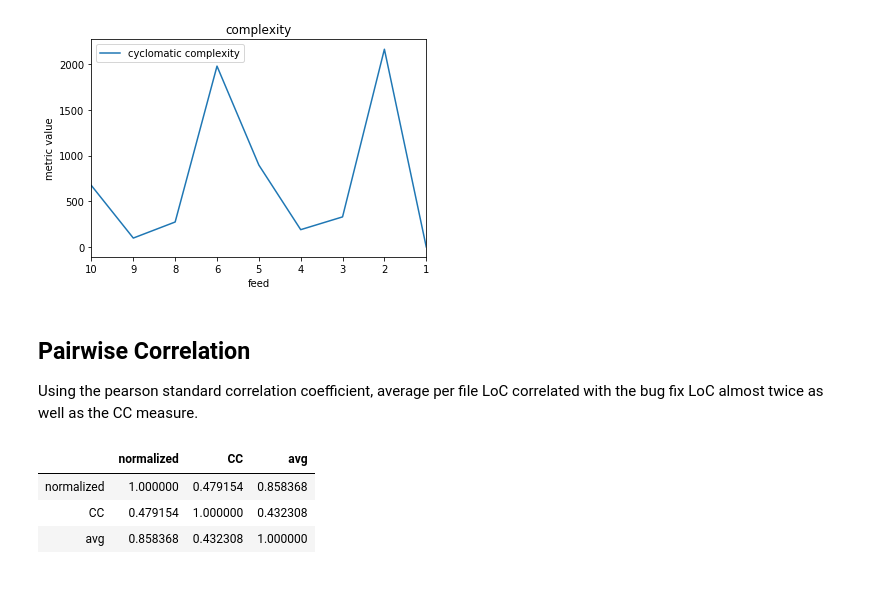
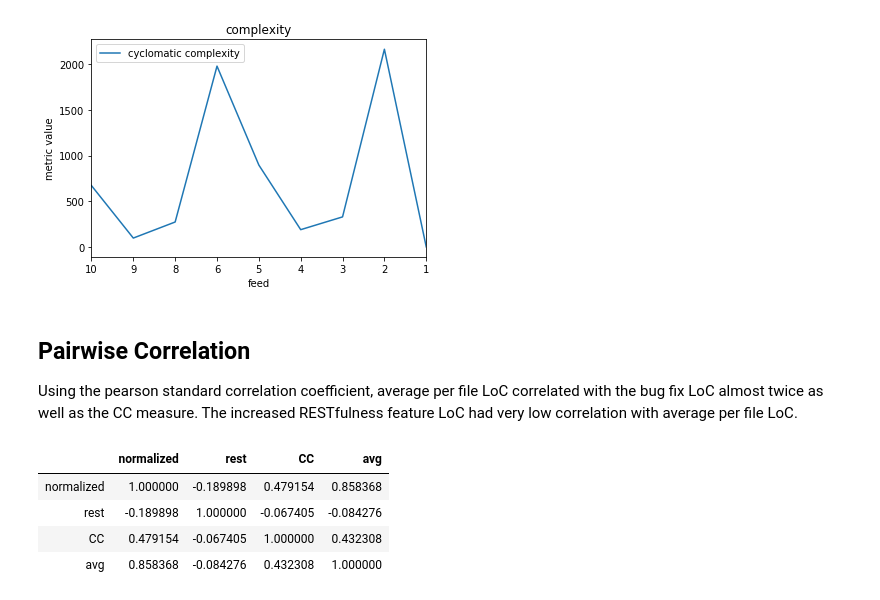
Before and after one commit to gengstrand/clojure-news-feed, a Jupyter notebook: server/fc.ipynb, the cells around one changed output. Drawn from its saved outputs; the diff is of its cells as text; code cells hidden in the pictures.

```diff
--- a/server/fc.ipynb
+++ b/server/fc.ipynb
@@ -39,13 +39,14 @@ Text(0.5, 1.0, 'complexity')
 # %% [markdown]
 ## Pairwise Correlation
 
-Using the pearson standard correlation coefficient, average per file LoC correlated with the bug fix LoC almost twice as well as the CC measure.
+Using the pearson standard correlation coefficient, average per file LoC correlated with the bug fix LoC almost twice as well as the CC measure. The increased RESTfulness feature LoC had very low correlation with average per file LoC.
 # %%
 import pandas as pd
 input = pd.read_csv("fc.csv")
-input[['normalized', 'CC', 'avg']].corr(method = "pearson")
+input[['normalized', 'rest', 'CC', 'avg']].corr(method = "pearson")
 # %% [output]
-|  | normalized | CC | avg |
-| normalized | 1.000000 | 0.479154 | 0.858368 |
-| CC | 0.479154 | 1.000000 | 0.432308 |
-| avg | 0.858368 | 0.432308 | 1.000000 |
+|  | normalized | rest | CC | avg |
+| normalized | 1.000000 | -0.189898 | 0.479154 | 0.858368 |
+| rest | -0.189898 | 1.000000 | -0.067405 | -0.084276 |
+| CC | 0.479154 | -0.067405 | 1.000000 | 0.432308 |
+| avg | 0.858368 | -0.084276 | 0.432308 | 1.000000 |
```
Also changed, not shown: parts of 2 cells of this notebook, 1 other file.
